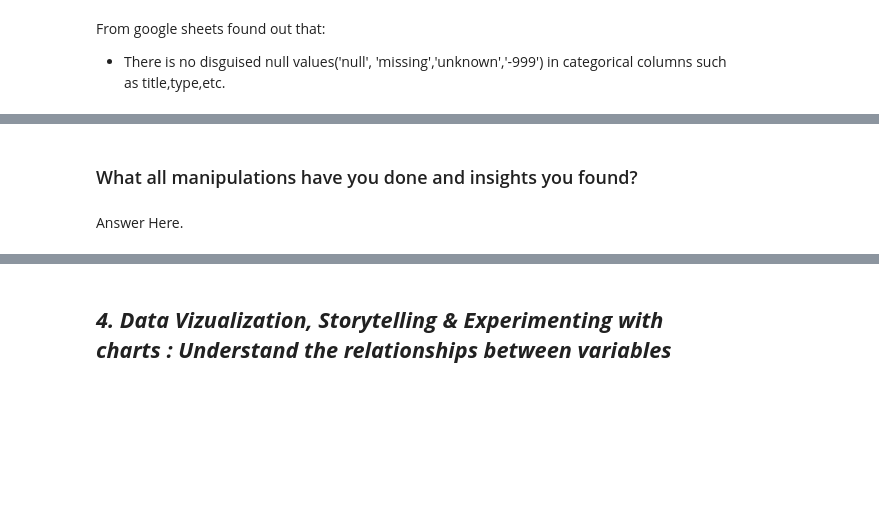
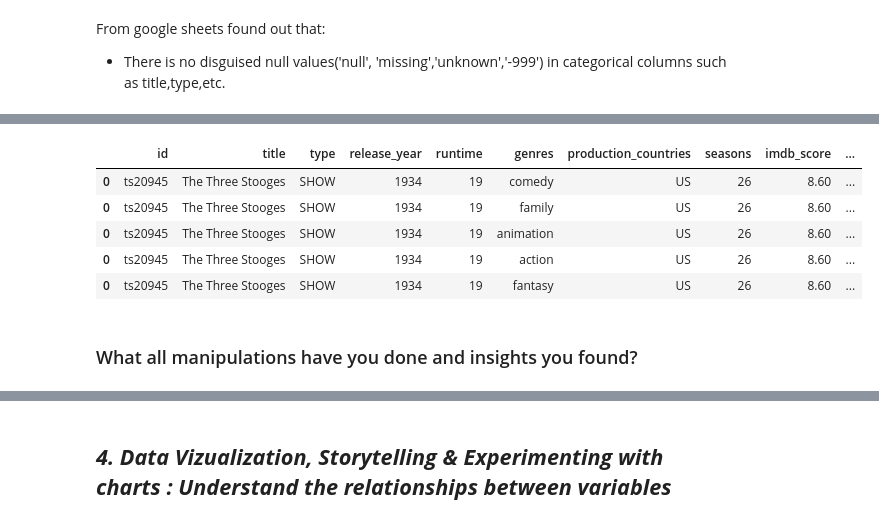
Before and after one commit to Giraj12/EDA--Capstone-Project, a Jupyter notebook: Amazon_Shows_EDA_.ipynb, the cells around one changed output, grey strips where cells are left out. Drawn from its saved outputs; the diff is of its cells as text; code cells hidden in the pictures; blank space fills up the shorter version.

```diff
--- a/Amazon_Shows_EDA_.ipynb
+++ b/Amazon_Shows_EDA_.ipynb
@@ -707,4 +723,46 @@ memory usage: 15.1+ MB
+# %%
+# create imdb_score_category
+#imdb_score<6--> low rated
+#imdb_score>=6 and imdb_score<7.5 --> moderately rated
+#imdb_score>7.5 --> highly rated
+
+# create imdb_votes_category
+# imdb_votes<2200 --> emerging
+# imdb_votes>=2200 and imdb_votes<14000 --> established
+# imdb_votes> 14000--> mainstream
+
+
+# function to create categories
+def create_categories(row):
+  score=row['imdb_score']
+  votes=row['imdb_votes']
+  score_cat, votes_cat='',''
+
+  if score<6:
+    score_cat='low_rated'
+  elif score>=6 and score<7.5:
+    score_cat='moderately_rated'
+  else:
+    score_cat="highly rated"
+
+  if votes<2200:
+    votes_cat='emerging'
+  elif votes>=2200 and votes<14000:
+    votes_cat='established'
+  else:
+    votes_cat="mainstream"
+
+  return pd.Series([score_cat, votes_cat], index=['imdb_score_category', 'imdb_votes_category'])
+
+df[['imdb_score_category', 'imdb_votes_category']]=df.apply(create_categories, axis=1)
+
+df.head()
+# %% [output]
+|  | id | title | type | release_year | runtime | genres | production_countries | seasons | imdb_score | ... |
+| 0 | ts20945 | The Three Stooges | SHOW | 1934 | 19 | comedy | US | 26 | 8.60 | ... |
+| 0 | ts20945 | The Three Stooges | SHOW | 1934 | 19 | family | US | 26 | 8.60 | ... |
+| 0 | ts20945 | The Three Stooges | SHOW | 1934 | 19 | animation | US | 26 | 8.60 | ... |
+| 0 | ts20945 | The Three Stooges | SHOW | 1934 | 19 | action | US | 26 | 8.60 | ... |
+| 0 | ts20945 | The Three Stooges | SHOW | 1934 | 19 | fantasy | US | 26 | 8.60 | ... |
 # %% [markdown]
 ### What all manipulations have you done and insights you found?
-# %% [markdown]
-Answer Here.
```
Also changed, not shown: parts of 10 cells of this notebook.
